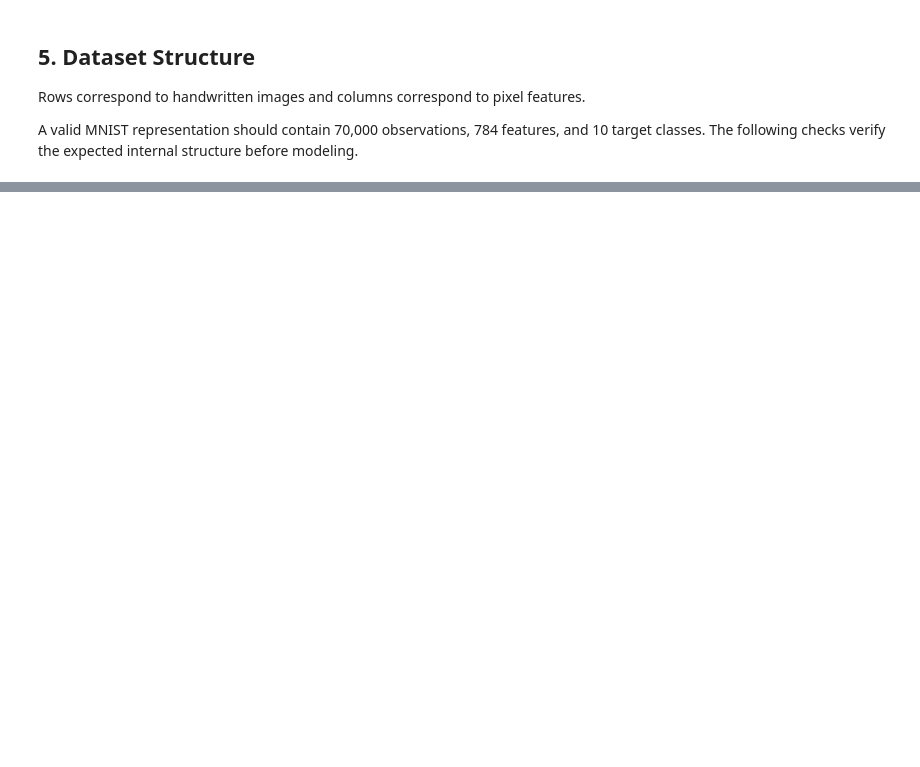
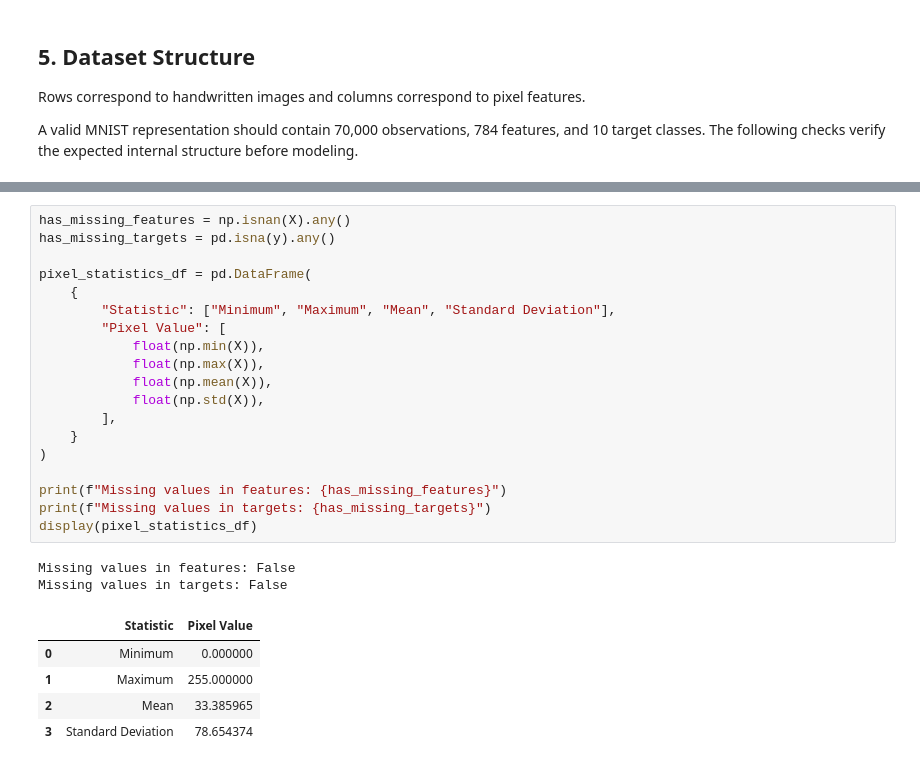
Before and after one commit to renan-leme/mnist-classification-SCTEC, a Jupyter notebook: mnist_classification_project.ipynb, the cells around one changed output, grey strips where cells are left out. Saved outputs shown, nothing was run; the diff lists cells and outputs as text; blank space fills up the shorter version.

```diff
--- a/mnist_classification_project.ipynb
+++ b/mnist_classification_project.ipynb
@@ -199,0 +224,27 @@ print("Dataset structure validation passed.")
+# %%
+has_missing_features = np.isnan(X).any()
+has_missing_targets = pd.isna(y).any()
+
+pixel_statistics_df = pd.DataFrame(
+    {
+        "Statistic": ["Minimum", "Maximum", "Mean", "Standard Deviation"],
+        "Pixel Value": [
+            float(np.min(X)),
+            float(np.max(X)),
+            float(np.mean(X)),
+            float(np.std(X)),
+        ],
+    }
+)
+
+print(f"Missing values in features: {has_missing_features}")
+print(f"Missing values in targets: {has_missing_targets}")
+display(pixel_statistics_df)
+# %% [output]
+Missing values in features: False
+Missing values in targets: False
+|  | Statistic | Pixel Value |
+| 0 | Minimum | 0.000000 |
+| 1 | Maximum | 255.000000 |
+| 2 | Mean | 33.385965 |
+| 3 | Standard Deviation | 78.654374 |
```
Also changed, not shown: parts of 11 cells of this notebook, 2 other files.
